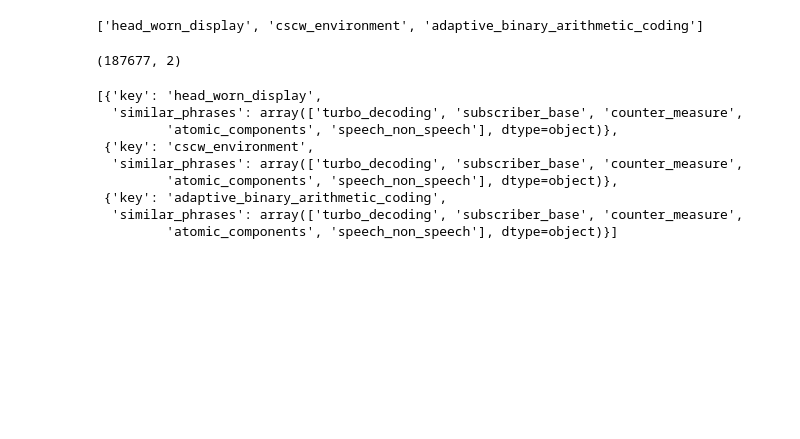
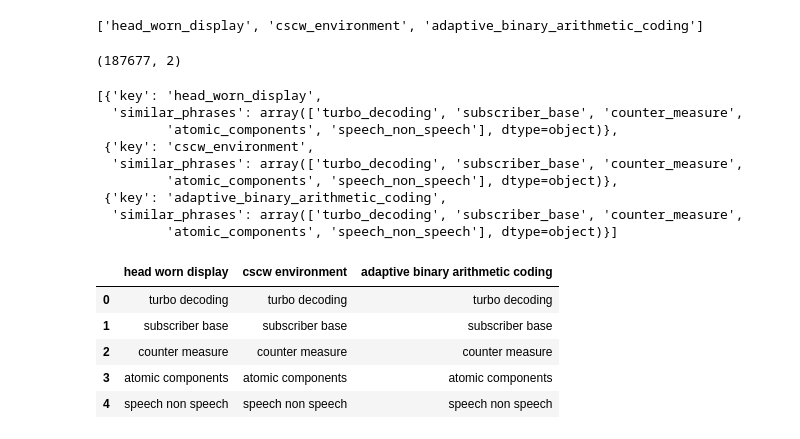
Before and after one commit to YichunRen/AutoPhrase, a Jupyter notebook: notebooks/final.ipynb, the cells around one changed output. Saved outputs shown, nothing was run; the diff lists cells and outputs as text; code cells hidden in the pictures; blank space fills up the shorter version.

```diff
--- a/notebooks/final.ipynb
+++ b/notebooks/final.ipynb
@@ -202,3 +203,36 @@ all_similar_phrases
  {'key': 'adaptive_binary_arithmetic_coding',
   'similar_phrases': array(['turbo_decoding', 'subscriber_base', 'counter_measure',
          'atomic_components', 'speech_non_speech'], dtype=object)}]
+# %%
+all_similar_phrases = [{'key': 'head_worn_display',
+  'similar_phrases': np.array(['turbo_decoding', 'subscriber_base', 'counter_measure',
+         'atomic_components', 'speech_non_speech'])},
+ {'key': 'cscw_environment',
+  'similar_phrases': np.array(['turbo_decoding', 'subscriber_base', 'counter_measure',
+         'atomic_components', 'speech_non_speech'])},
+ {'key': 'adaptive_binary_arithmetic_coding',
+  'similar_phrases': np.array(['turbo_decoding', 'subscriber_base', 'counter_measure',
+         'atomic_components', 'speech_non_speech'])}]
+# %%
+similars_lst = []
+
+words = []
+
+for i in range(len(all_similar_phrases)):
+    word = all_similar_phrases[i]['key']
+    words.append(word.replace('_', ' '))
+    similars = all_similar_phrases[i]['similar_phrases']
+    for i in range(len(similars)):
+        sim = similars[i]
+        similars[i] = sim.replace('_', ' ')
+
+    similars_lst.append(similars)
+# %%
+pd.DataFrame(zip(similars_lst[0], similars_lst[1], similars_lst[2]), columns=words)
+# %% [output]
+|  | head worn display | cscw environment | adaptive binary arithmetic coding |
+| 0 | turbo decoding | turbo decoding | turbo decoding |
+| 1 | subscriber base | subscriber base | subscriber base |
+| 2 | counter measure | counter measure | counter measure |
+| 3 | atomic components | atomic components | atomic components |
+| 4 | speech non speech | speech non speech | speech non speech |
```
Also changed, not shown: parts of 3 cells of this notebook, 9 other files.
